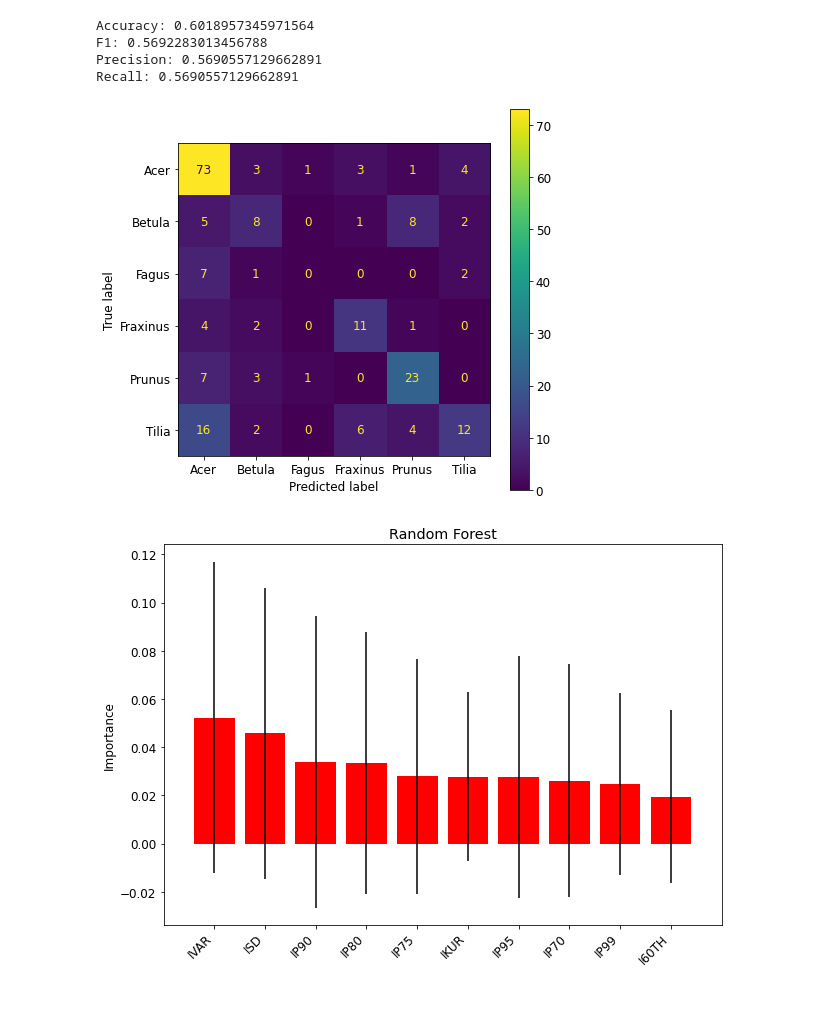
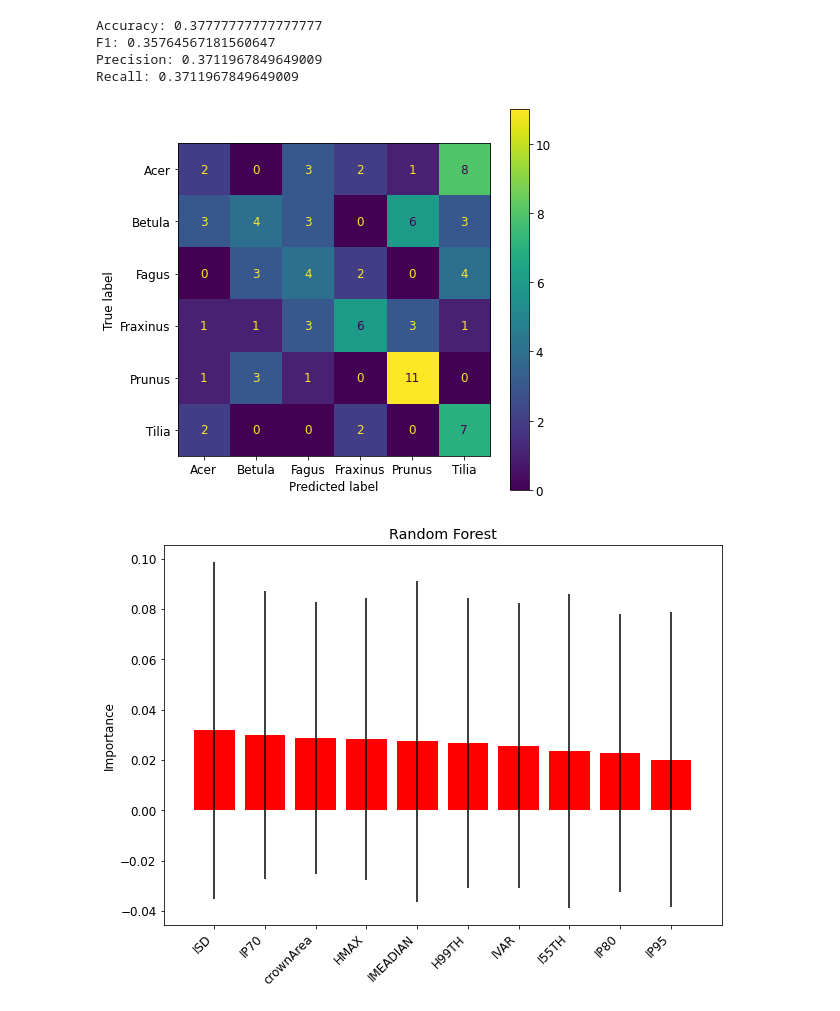
Before and after one commit to alekszaf/MRes_jupyter, a Jupyter notebook: Classification_functions.ipynb, the cells around one changed output. Saved outputs shown, nothing was run; the diff lists cells and outputs as text; code cells hidden in the pictures.

Commit message:
Correct cm figures

```diff
--- a/Classification_functions.ipynb
+++ b/Classification_functions.ipynb
@@ -35,7 +35,7 @@ def load_raw_data(file):
     return data
 
 def feature_target(data):
-    #data = data.drop(columns=['geometry'])
+    data = data.drop(columns=['geometry'])
     X, y = data.iloc[:,1:], data['GENUS']
     return(X, y)
 
@@ -119,7 +119,7 @@ import matplotlib
 matplotlib.rcParams.update({'font.size': 12})
 # %%
 # Load the dataset
-data = load_raw_data('lidar_features.csv')
+data = load_raw_data('AB_6cat_50_slim.csv')
 
 # Split the data into features (X) and target (y)
 X, y = feature_target(data)
@@ -160,22 +193,22 @@ Recall: 0.27636944781219003
 # %%
 # Random Forest
 
 model, y_pred = train_RF(X_train, y_train)
 
 print_metrics(y_test, y_pred, X_test, model)
 
-conf_matrix(model, X_test, y_test, 'lidar_RF.eps')
+conf_matrix(model, X_test, y_test, 'RF_cm_6cat_50balanced.eps')
 
-feature_importance_rank(model, 'Random Forest', 'lidar_RF_feature_rank.eps')
+feature_importance_rank(model, 'Random Forest', 'RF_6cat_50balanced_feature_rank.eps')
 
-output_performance_report(y_test, y_pred, 'RF_lidar.csv')
+output_performance_report(y_test, y_pred, 'RF_6cat_50balanced.csv')
 # %% [output]
-Accuracy: 0.6018957345971564
-F1: 0.5692283013456788
-Precision: 0.5690557129662891
-Recall: 0.5690557129662891
+Accuracy: 0.37777777777777777
+F1: 0.35764567181560647
+Precision: 0.3711967849649009
+Recall: 0.3711967849649009
-[figure, old version]
+[figure, new version]
-[figure, old version]
+[figure, new version]
 # %%
 # AdaBoost
 
```
Also changed, not shown: parts of 4 cells of this notebook.
